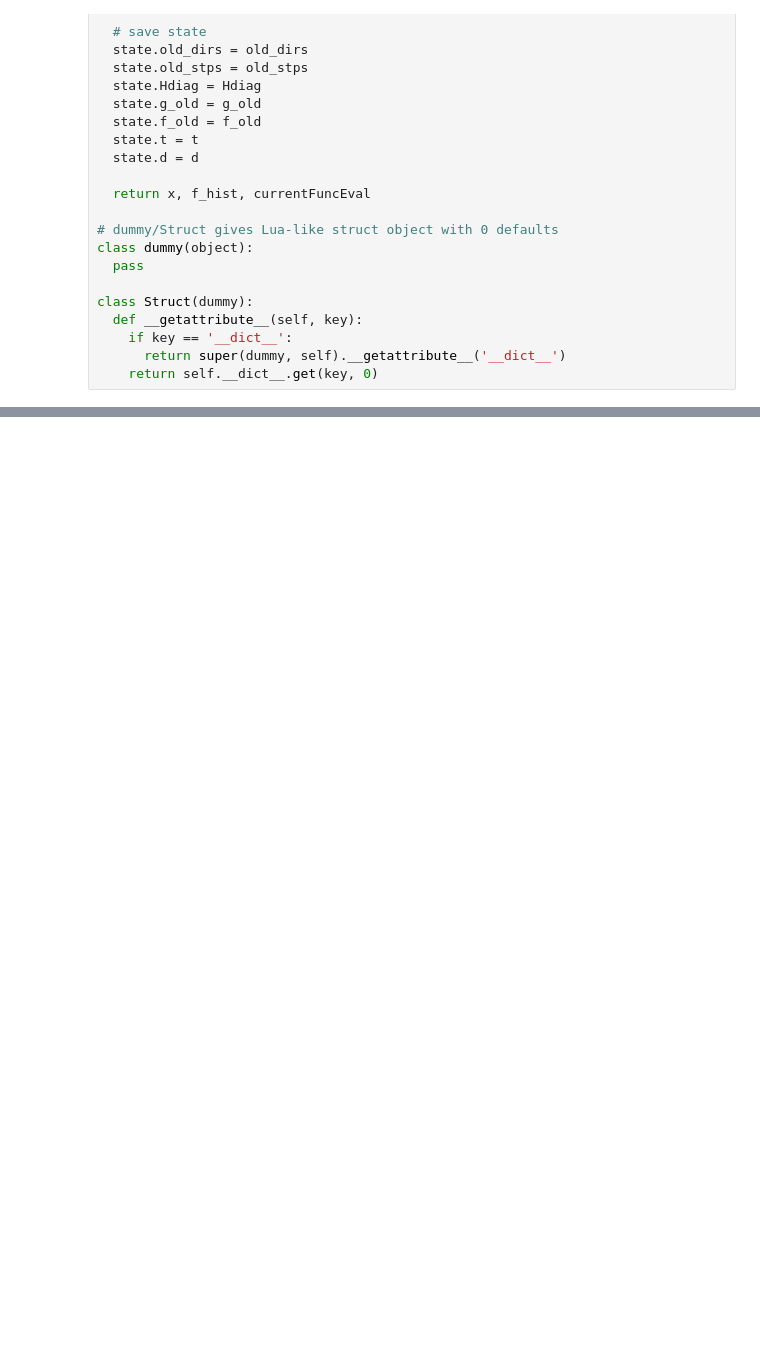
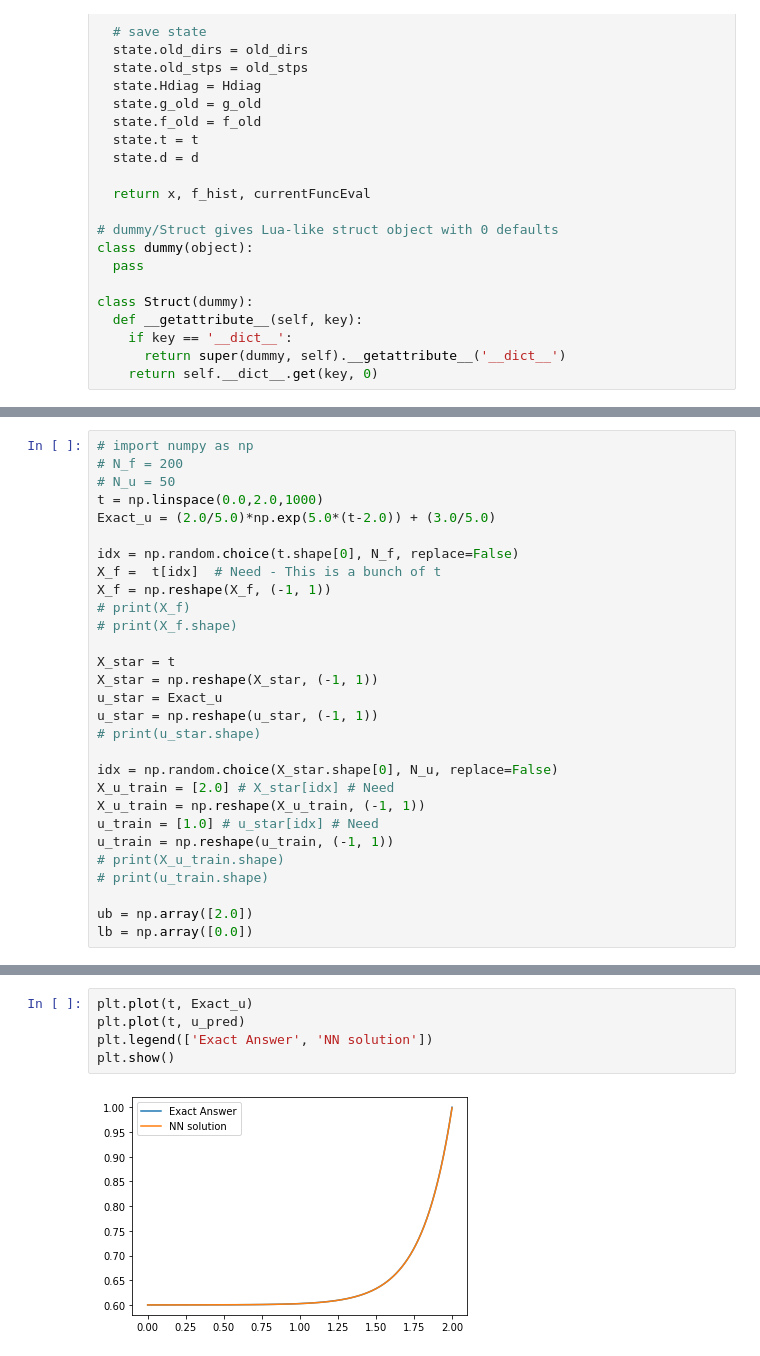
Before and after one commit to waltbt/ODE, a Jupyter notebook: Basic_ODE.ipynb, the cells around one changed output, grey strips where cells are left out. Cells and saved outputs as stored; diff of their text form; blank space fills up the shorter version.

```diff
--- a/Basic_ODE.ipynb
+++ b/Basic_ODE.ipynb
@@ -866,0 +654,29 @@ x, t, X, T, Exact_u, X_star, u_star, \
+# %%
+# import numpy as np
+# N_f = 200
+# N_u = 50
+t = np.linspace(0.0,2.0,1000)
+Exact_u = (2.0/5.0)*np.exp(5.0*(t-2.0)) + (3.0/5.0)
+
+idx = np.random.choice(t.shape[0], N_f, replace=False)
+X_f =  t[idx]  # Need - This is a bunch of t
+X_f = np.reshape(X_f, (-1, 1))
+# print(X_f)
+# print(X_f.shape)
+
+X_star = t
+X_star = np.reshape(X_star, (-1, 1))
+u_star = Exact_u
+u_star = np.reshape(u_star, (-1, 1))
+# print(u_star.shape)
+
+idx = np.random.choice(X_star.shape[0], N_u, replace=False)
+X_u_train = [2.0] # X_star[idx] # Need
+X_u_train = np.reshape(X_u_train, (-1, 1))
+u_train = [1.0] # u_star[idx] # Need
+u_train = np.reshape(u_train, (-1, 1))
+# print(X_u_train.shape)
+# print(u_train.shape)
+
+ub = np.array([2.0])
+lb = np.array([0.0])
@@ -878,0 +718,7 @@ u_pred, f_pred = pinn.predict(X_star)
+# %%
+plt.plot(t, Exact_u)
+plt.plot(t, u_pred)
+plt.legend(['Exact Answer', 'NN solution'])
+plt.show()
+# %% [output]
+[figure, added]
```
Also changed, not shown: parts of 19 cells of this notebook.
